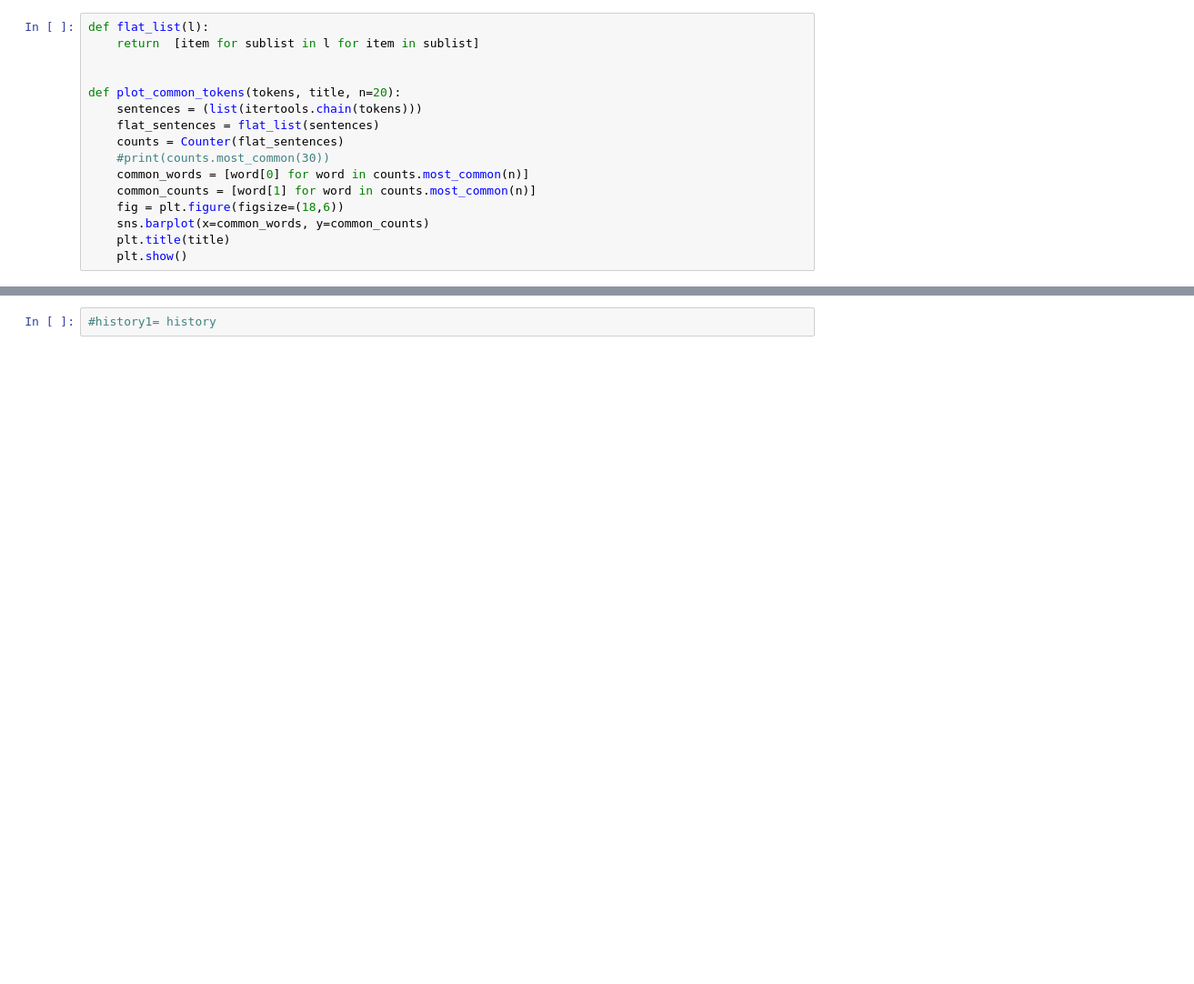
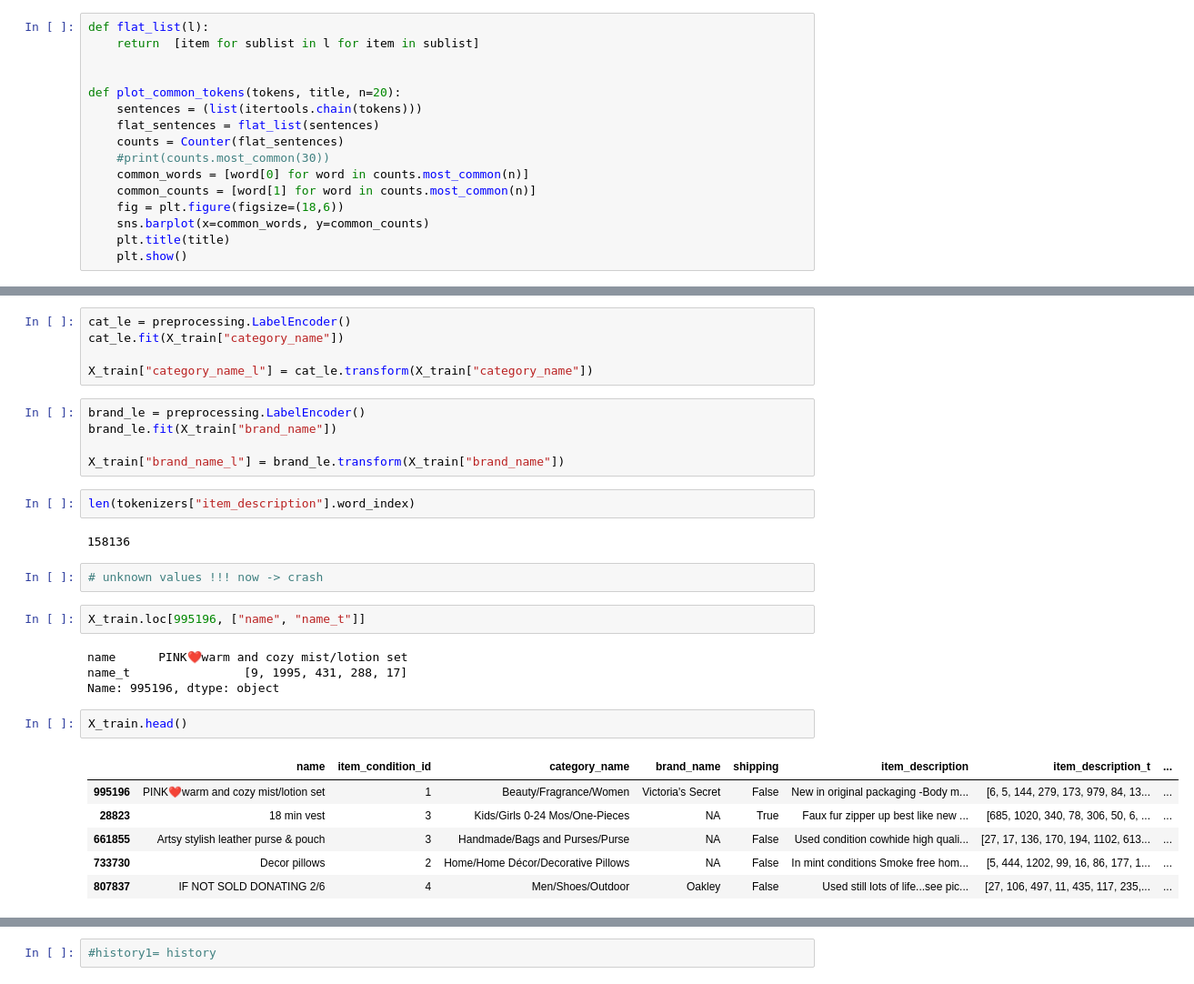
Before and after one commit to rpo19/MercariPriceSuggestionChallenge, a Jupyter notebook: MercariPrice.ipynb, the cells around one changed output, grey strips where cells are left out. Shown at 91% size. Cells and saved outputs as stored; diff of their text form; blank space fills up the shorter version.

```diff
--- a/MercariPrice.ipynb
+++ b/MercariPrice.ipynb
@@ -362,0 +283,31 @@ history = model.fit(X_train, y_train,
+# %%
+cat_le = preprocessing.LabelEncoder()
+cat_le.fit(X_train["category_name"])
+
+X_train["category_name_l"] = cat_le.transform(X_train["category_name"])
+# %%
+brand_le = preprocessing.LabelEncoder()
+brand_le.fit(X_train["brand_name"])
+
+X_train["brand_name_l"] = brand_le.transform(X_train["brand_name"])
+# %%
+len(tokenizers["item_description"].word_index)
+# %% [output]
+158136
+# %%
+# unknown values !!! now -> crash
+# %%
+X_train.loc[995196, ["name", "name_t"]]
+# %% [output]
+name      PINK❤️warm and cozy mist/lotion set
+name_t                [9, 1995, 431, 288, 17]
+Name: 995196, dtype: object
+# %%
+X_train.head()
+# %% [output]
+|  | name | item_condition_id | category_name | brand_name | shipping | item_description | item_description_t | ... |
+| 995196 | PINK❤️warm and cozy mist/lotion set | 1 | Beauty/Fragrance/Women | Victoria's Secret | False | New in original packaging -Body m... | [6, 5, 144, 279, 173, 979, 84, 13... | ... |
+| 28823 | 18 min vest | 3 | Kids/Girls 0-24 Mos/One-Pieces | NA | True | Faux fur zipper up best like new ... | [685, 1020, 340, 78, 306, 50, 6, ... | ... |
+| 661855 | Artsy stylish leather purse & pouch | 3 | Handmade/Bags and Purses/Purse | NA | False | Used condition cowhide high quali... | [27, 17, 136, 170, 194, 1102, 613... | ... |
+| 733730 | Decor pillows | 2 | Home/Home Décor/Decorative Pillows | NA | False | In mint conditions Smoke free hom... | [5, 444, 1202, 99, 16, 86, 177, 1... | ... |
+| 807837 | IF NOT SOLD DONATING 2/6 | 4 | Men/Shoes/Outdoor | Oakley | False | Used still lots of life...see pic... | [27, 106, 497, 11, 435, 117, 235,... | ... |
```
Also changed, not shown: parts of 57 cells of this notebook.
